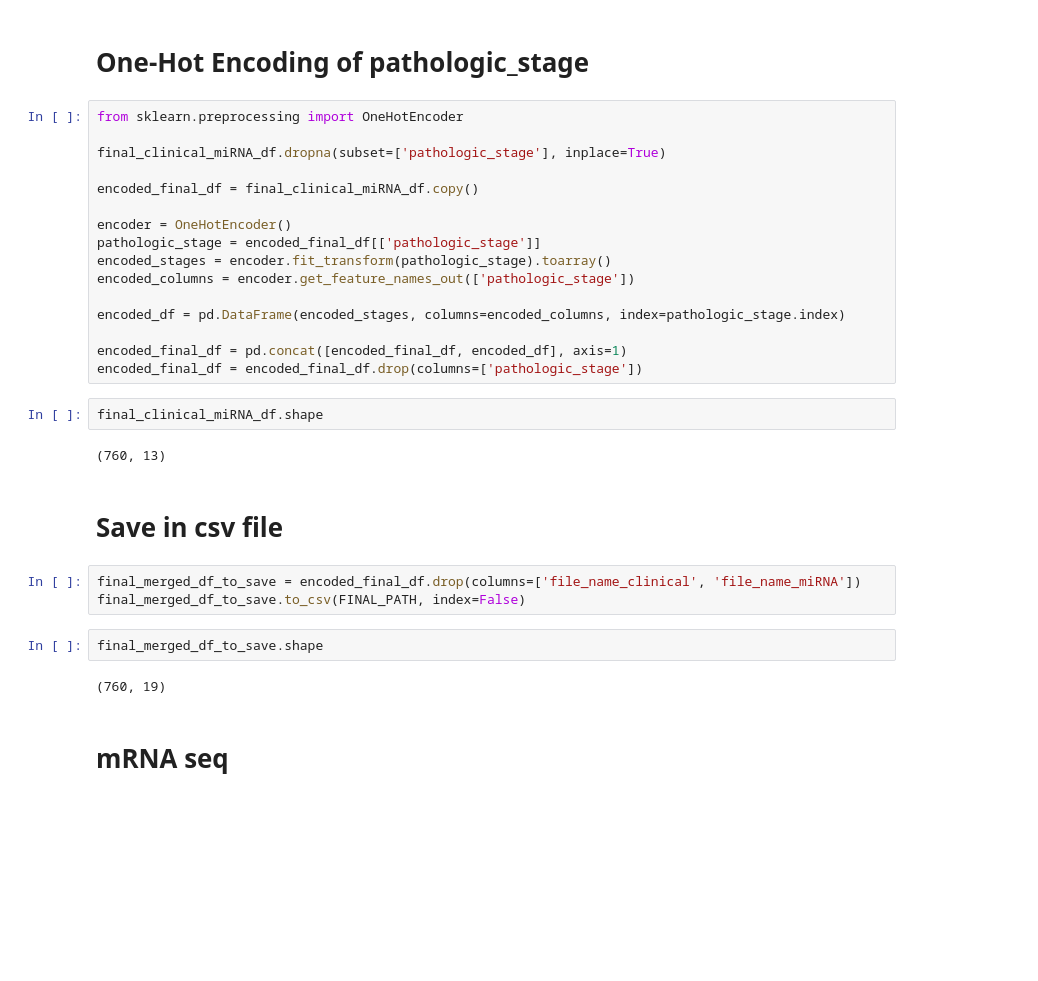
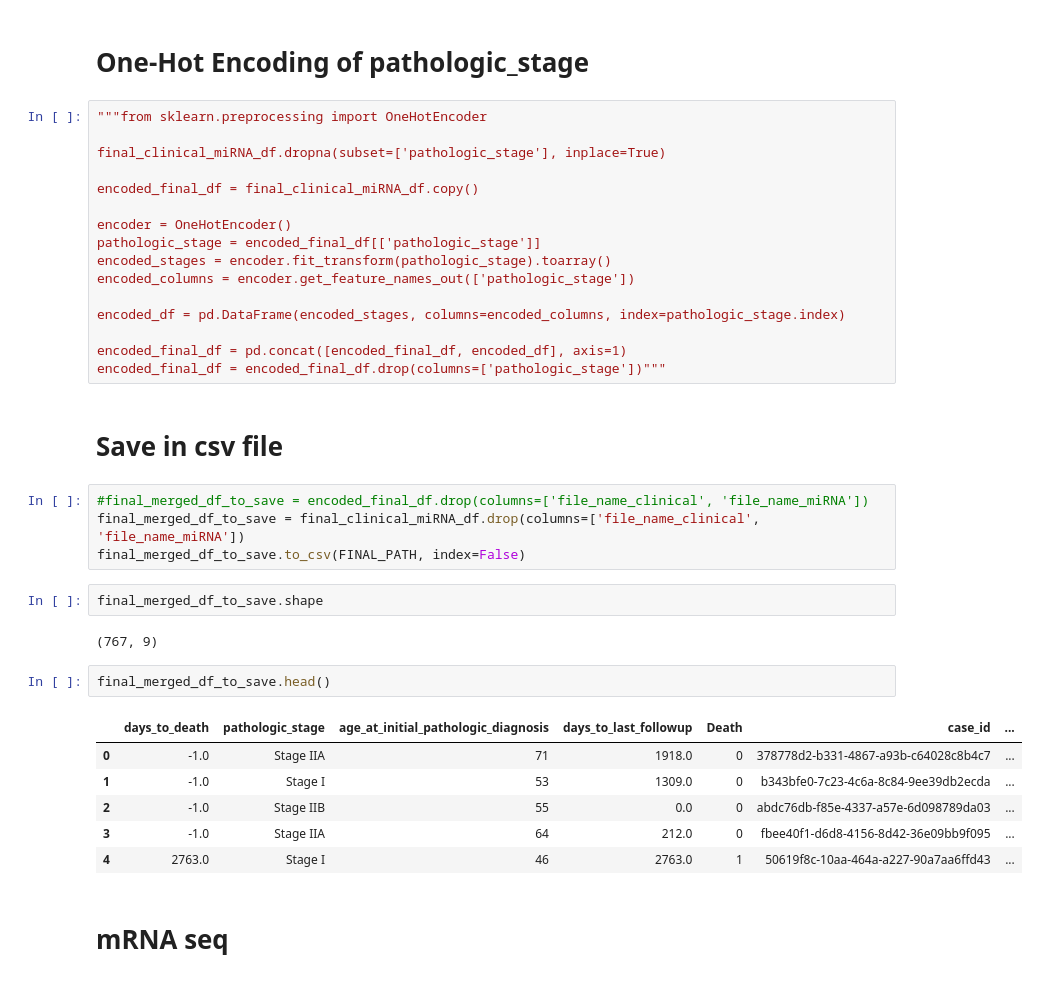
Before and after one commit to giorgiaBertacchini/miRNA_survival_analysis, a Jupyter notebook: notebooks/data_processing/data_processing.ipynb, the cells around one changed output. Saved outputs shown, nothing was run; the diff lists cells and outputs as text; blank space fills up the shorter version.

```diff
--- a/notebooks/data_processing/data_processing.ipynb
+++ b/notebooks/data_processing/data_processing.ipynb
@@ -403,7 +389,7 @@ non_matching_rows_df.head(10)
 # %% [markdown]
 # One-Hot Encoding of pathologic_stage
 # %%
-from sklearn.preprocessing import OneHotEncoder
+"""from sklearn.preprocessing import OneHotEncoder
 
 final_clinical_miRNA_df.dropna(subset=['pathologic_stage'], inplace=True)
 
@@ -417,20 +403,26 @@ encoded_columns = encoder.get_feature_names_out(['pathologic_stage'])
 encoded_df = pd.DataFrame(encoded_stages, columns=encoded_columns, index=pathologic_stage.index)
 
 encoded_final_df = pd.concat([encoded_final_df, encoded_df], axis=1)
-encoded_final_df = encoded_final_df.drop(columns=['pathologic_stage'])
+encoded_final_df = encoded_final_df.drop(columns=['pathologic_stage'])"""
-# %%
-final_clinical_miRNA_df.shape
-# %% [output]
-(760, 13)
 # %% [markdown]
 # Save in csv file
 # %%
-final_merged_df_to_save = encoded_final_df.drop(columns=['file_name_clinical', 'file_name_miRNA'])
+#final_merged_df_to_save = encoded_final_df.drop(columns=['file_name_clinical', 'file_name_miRNA'])
+final_merged_df_to_save = final_clinical_miRNA_df.drop(columns=['file_name_clinical', 'file_name_miRNA'])
 final_merged_df_to_save.to_csv(FINAL_PATH, index=False)
 # %%
 final_merged_df_to_save.shape
 # %% [output]
-(760, 19)
+(767, 9)
+# %%
+final_merged_df_to_save.head()
+# %% [output]
+|  | days_to_death | pathologic_stage | age_at_initial_pathologic_diagnosis | days_to_last_followup | Death | case_id | ... |
+| 0 | -1.0 | Stage IIA | 71 | 1918.0 | 0 | 378778d2-b331-4867-a93b-c64028c8b4c7 | ... |
+| 1 | -1.0 | Stage I | 53 | 1309.0 | 0 | b343bfe0-7c23-4c6a-8c84-9ee39db2ecda | ... |
+| 2 | -1.0 | Stage IIB | 55 | 0.0 | 0 | abdc76db-f85e-4337-a57e-6d098789da03 | ... |
+| 3 | -1.0 | Stage IIA | 64 | 212.0 | 0 | fbee40f1-d6d8-4156-8d42-36e09bb9f095 | ... |
+| 4 | 2763.0 | Stage I | 46 | 2763.0 | 1 | 50619f8c-10aa-464a-a227-90a7aa6ffd43 | ... |
 # %% [markdown]
 # mRNA seq
 # %%
```
Also changed, not shown: parts of 14 cells of this notebook, 5 other files.
